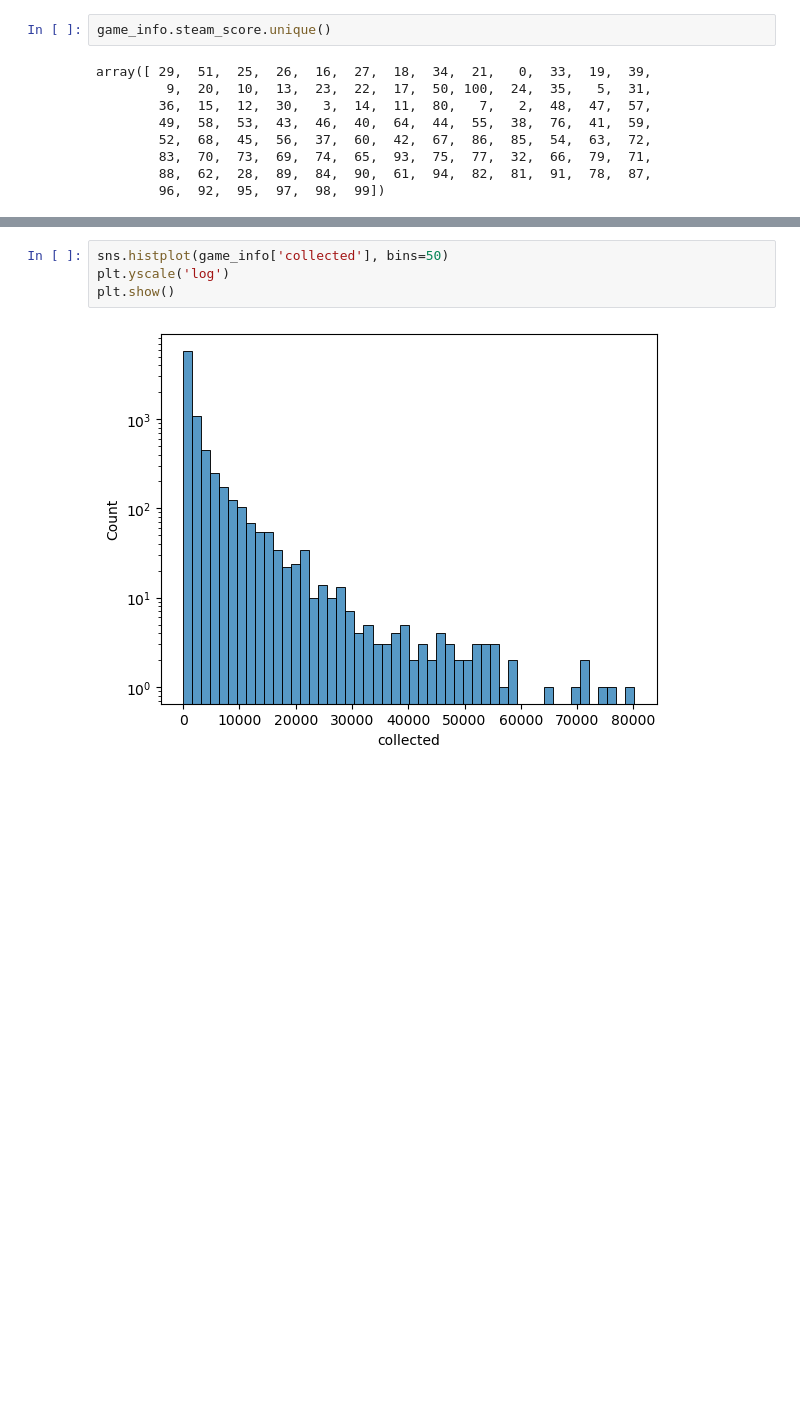
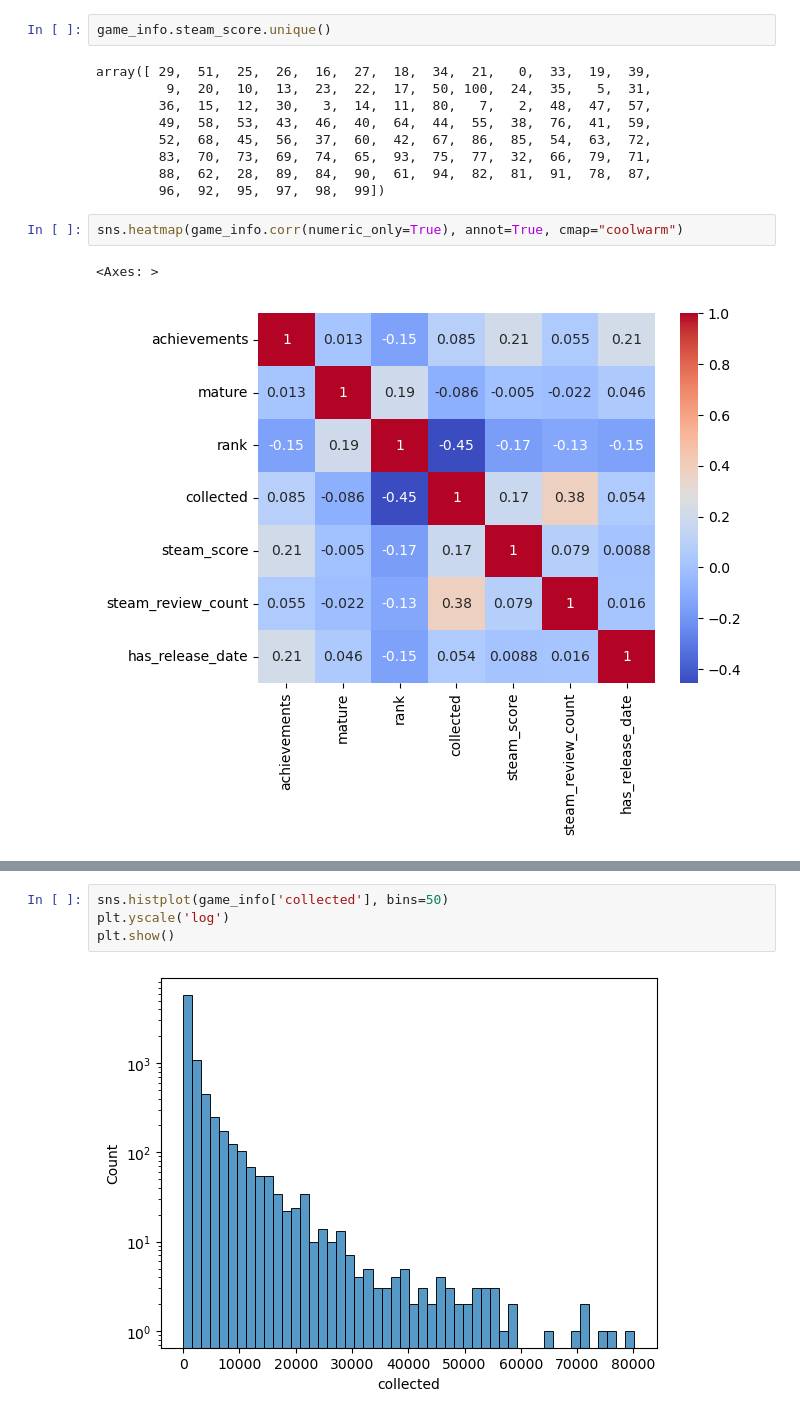
Before and after one commit to alextran1357/game-data-tracker, a Jupyter notebook: src/eda.ipynb, the cells around one changed output, grey strips where cells are left out. Cells and saved outputs as stored; diff of their text form; blank space fills up the shorter version.

```diff
--- a/src/eda.ipynb
+++ b/src/eda.ipynb
@@ -57,3 +57,8 @@ array([ 29,  51,  25,  26,  16,  27,  18,  34,  21,   0,  33,  19,  39,
         83,  70,  73,  69,  74,  65,  93,  75,  77,  32,  66,  79,  71,
         88,  62,  28,  89,  84,  90,  61,  94,  82,  81,  91,  78,  87,
         96,  92,  95,  97,  98,  99])
+# %%
+sns.heatmap(game_info.corr(numeric_only=True), annot=True, cmap="coolwarm")
+# %% [output]
+<Axes: >
+[figure, added]
```
Also changed, not shown: parts of 25 cells of this notebook.
